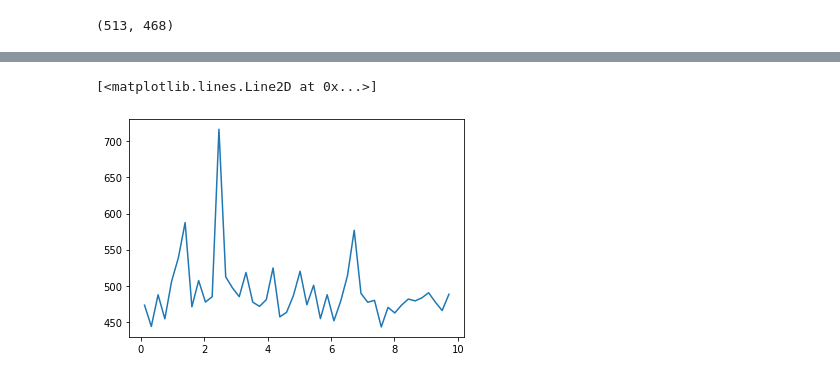
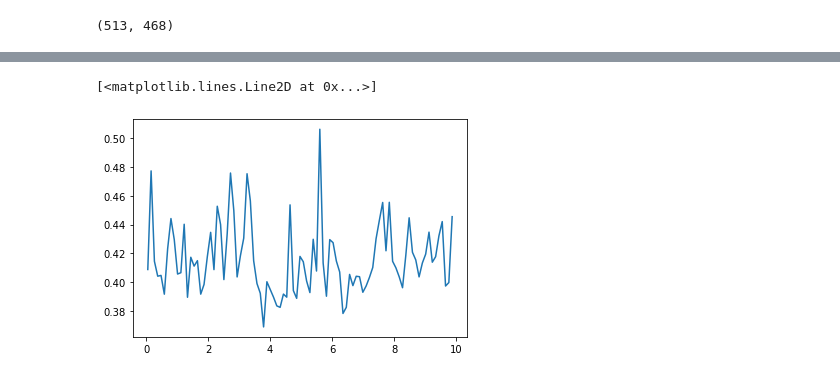
Before and after one commit to meguia/IRma, a Jupyter notebook: test1.ipynb, the cells around one changed output, grey strips where cells are left out. Saved outputs shown, nothing was run; the diff lists cells and outputs as text; code cells hidden in the pictures.

```diff
--- a/test1.ipynb
+++ b/test1.ipynb
@@ -71,10 +61,10 @@ plt.pcolormesh(spec['t'],spec['f'],20*np.log10(spec['s'][0,:,:]),shading='gourau
 # %%
-imp.reload(soundscape)
-ts, aci = soundscape.acoustic_complexity(spec,10)
+import soundscape
+ts, aci = soundscape.acoustic_complexity(spec,5)
 # %%
-plt.plot(ts,aci[0,:])
+plt.plot(ts,aci[0,:]/1024)
 # %% [output]
 [<matplotlib.lines.Line2D at 0x...>]
-[figure, old version]
+[figure, new version]
 # %%
 imp.reload(soundscape)
```
Also changed, not shown: parts of 13 cells of this notebook, 3 other files.
